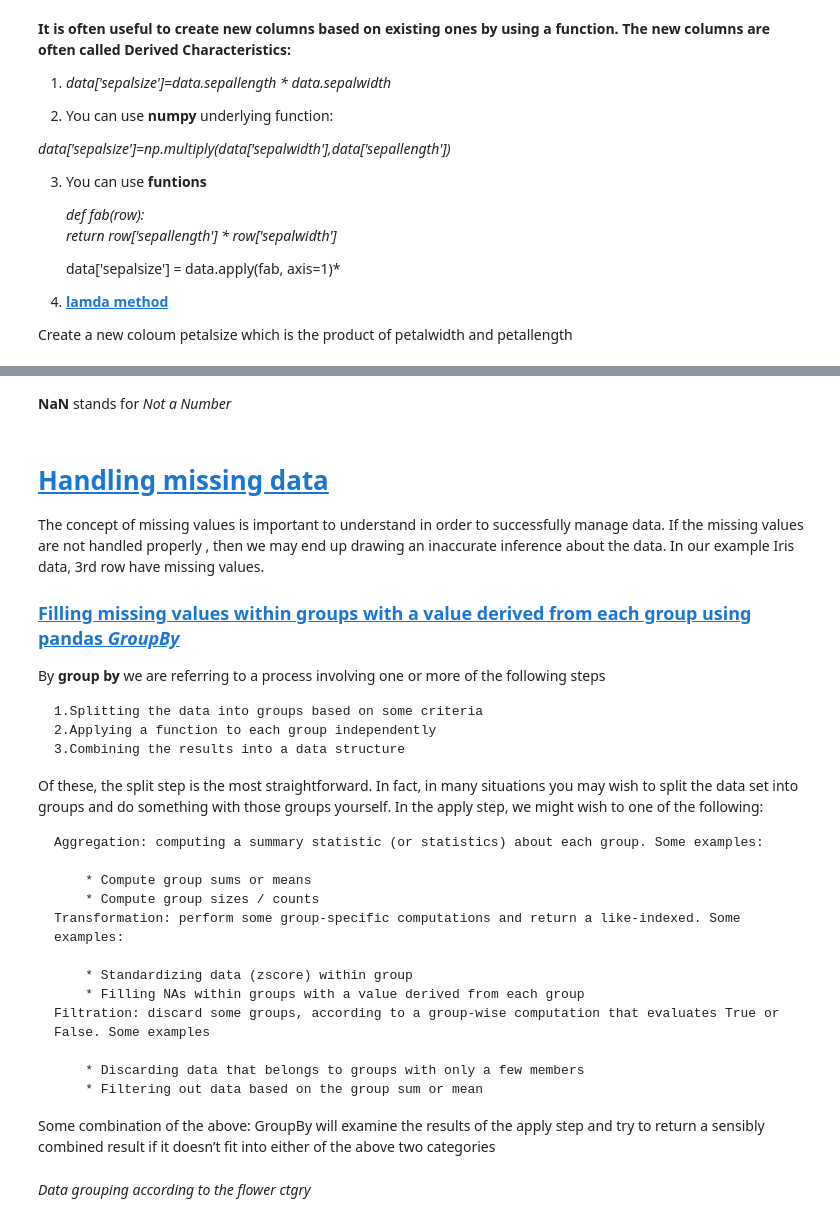
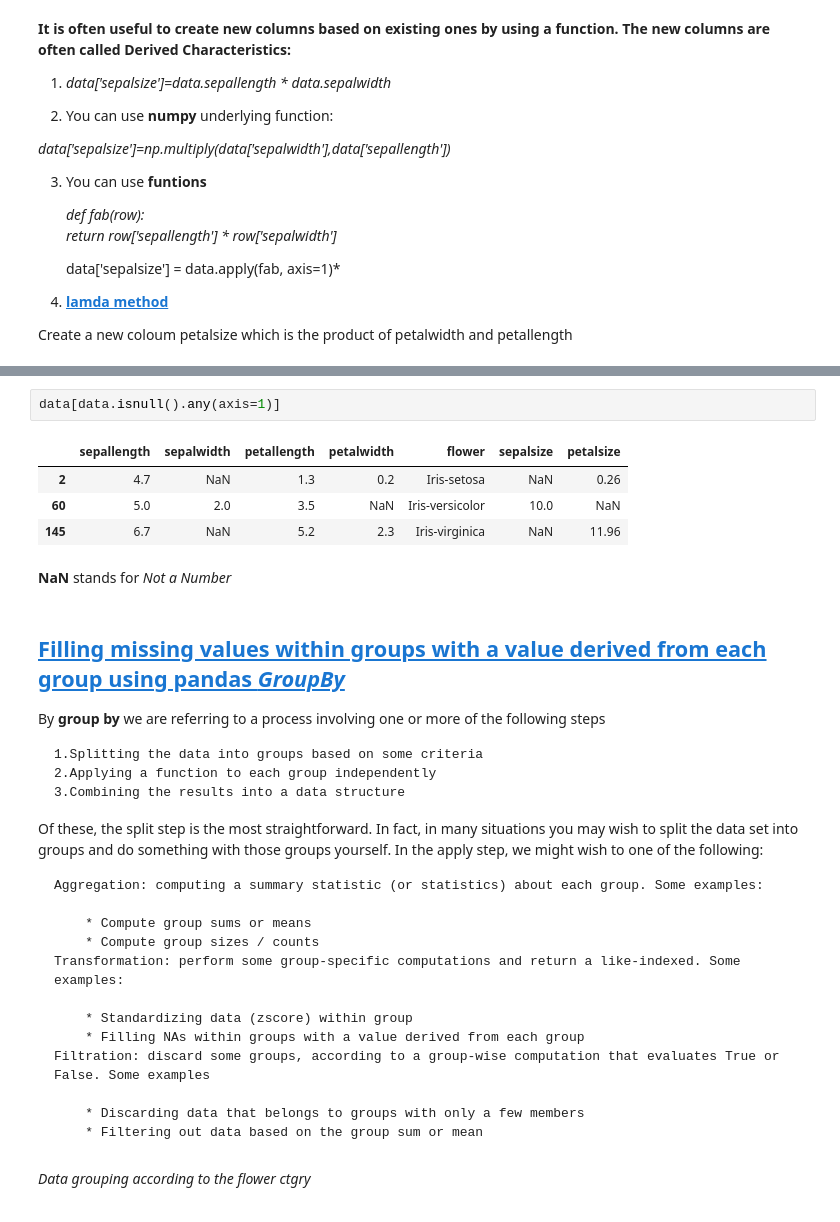
Before and after one commit to holyox/online-sessions, a Jupyter notebook: ml_in-Copy1.ipynb, the cells around one changed output, grey strips where cells are left out. Drawn from its saved outputs; the diff is of its cells as text.

```diff
--- a/ml_in-Copy1.ipynb
+++ b/ml_in-Copy1.ipynb
@@ -374,11 +421,14 @@ data.loc[2:2]
+# %%
+data[data.isnull().any(axis=1)]
+# %% [output]
+|  | sepallength | sepalwidth | petallength | petalwidth | flower | sepalsize | petalsize |
+| 2 | 4.7 | NaN | 1.3 | 0.2 | Iris-setosa | NaN | 0.26 |
+| 60 | 5.0 | 2.0 | 3.5 | NaN | Iris-versicolor | 10.0 | NaN |
+| 145 | 6.7 | NaN | 5.2 | 2.3 | Iris-virginica | NaN | 11.96 |
 # %% [markdown]
 **NaN** stands for *Not a Number*
 # %% [markdown]
-# [Handling missing data](https://pandas.pydata.org/pandas-docs/stable/missing_data.html)
-
-The concept of missing values is important to understand in order to successfully manage data.  If the missing values are not handled properly , then we may end up drawing an inaccurate inference about the data. In our example Iris data, 3rd row have missing values.
-
-### [Filling missing values within groups with a value derived from each group using pandas *GroupBy*](http://pandas.pydata.org/pandas-docs/stable/groupby.html#splitting-an-object-into-groups)
+## [Filling missing values within groups with a value derived from each group using pandas *GroupBy*](http://pandas.pydata.org/pandas-docs/stable/groupby.html#splitting-an-object-into-groups)
 By **group by** we are referring to a process involving one or more of the following steps
 
     1.Splitting the data into groups based on some criteria
@@ -398,7 +448,6 @@ Of these, the split step is the most straightforward. In fact, in many situation
 
         * Discarding data that belongs to groups with only a few members
         * Filtering out data based on the group sum or mean
-Some combination of the above: GroupBy will examine the results of the apply step and try to return a sensibly combined result if it doesn’t fit into either of the above two categories
 # %% [markdown]
 *Data grouping  according to the flower ctgry*
 # %%
```
Also changed, not shown: parts of 28 cells of this notebook.
